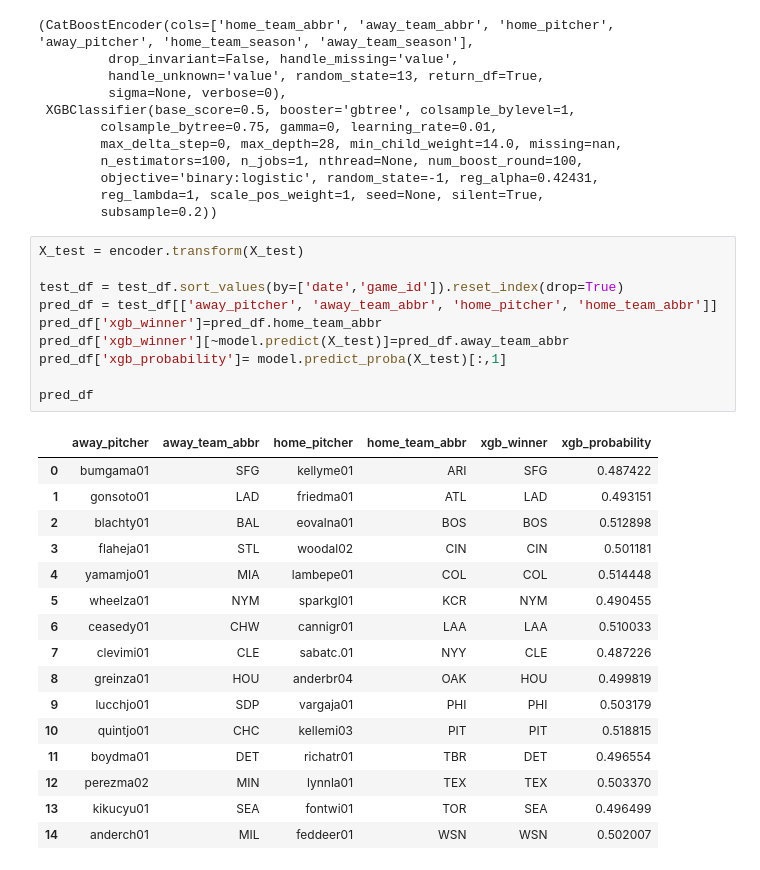
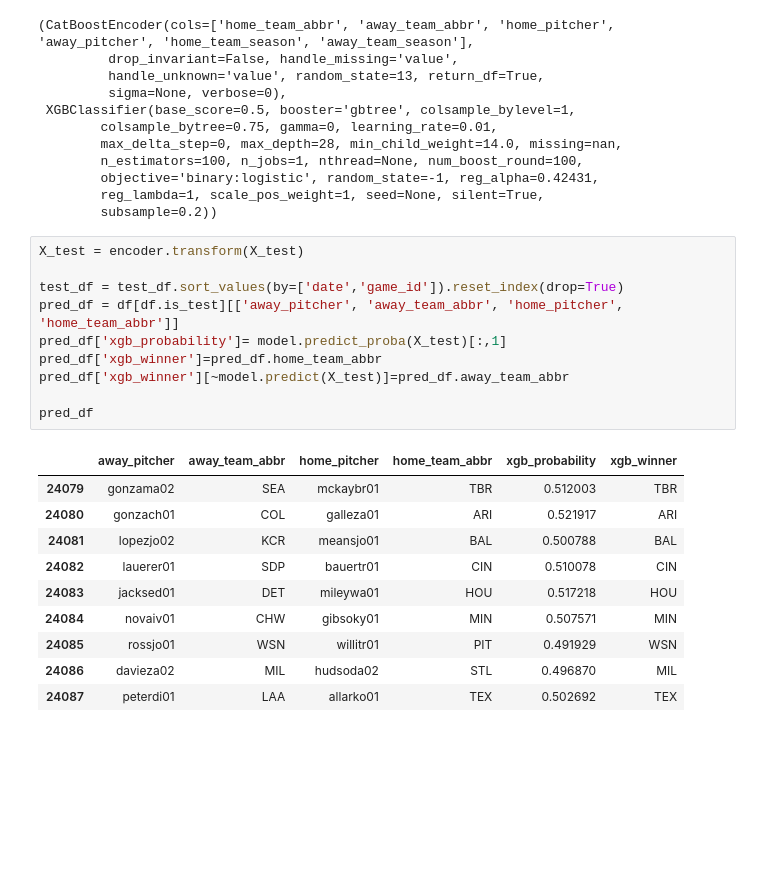
Before and after one commit to arjun-prabhakar/mlb_outcomes, a Jupyter notebook: notebooks/predict.ipynb, the cells around one changed output. Saved outputs shown, nothing was run; the diff lists cells and outputs as text; blank space fills up the shorter version.

Commit message:
fixed bug in predictions. added lightgbm experiment (-3% accuracy)

```diff
--- a/notebooks/predict.ipynb
+++ b/notebooks/predict.ipynb
@@ -191,27 +201,21 @@ encoder, model
 # %%
 X_test = encoder.transform(X_test)
 
 test_df = test_df.sort_values(by=['date','game_id']).reset_index(drop=True)
-pred_df = test_df[['away_pitcher', 'away_team_abbr', 'home_pitcher', 'home_team_abbr']]
+pred_df = df[df.is_test][['away_pitcher', 'away_team_abbr', 'home_pitcher', 'home_team_abbr']]
+pred_df['xgb_probability']= model.predict_proba(X_test)[:,1]
 pred_df['xgb_winner']=pred_df.home_team_abbr
 pred_df['xgb_winner'][~model.predict(X_test)]=pred_df.away_team_abbr
-pred_df['xgb_probability']= model.predict_proba(X_test)[:,1]
 
 pred_df
 # %% [output]
-|  | away_pitcher | away_team_abbr | home_pitcher | home_team_abbr | xgb_winner | xgb_probability |
-| 0 | bumgama01 | SFG | kellyme01 | ARI | SFG | 0.487422 |
-| 1 | gonsoto01 | LAD | friedma01 | ATL | LAD | 0.493151 |
-| 2 | blachty01 | BAL | eovalna01 | BOS | BOS | 0.512898 |
-| 3 | flaheja01 | STL | woodal02 | CIN | CIN | 0.501181 |
-| 4 | yamamjo01 | MIA | lambepe01 | COL | COL | 0.514448 |
-| 5 | wheelza01 | NYM | sparkgl01 | KCR | NYM | 0.490455 |
-| 6 | ceasedy01 | CHW | cannigr01 | LAA | LAA | 0.510033 |
-| 7 | clevimi01 | CLE | sabatc.01 | NYY | CLE | 0.487226 |
-| 8 | greinza01 | HOU | anderbr04 | OAK | HOU | 0.499819 |
-| 9 | lucchjo01 | SDP | vargaja01 | PHI | PHI | 0.503179 |
-| 10 | quintjo01 | CHC | kellemi03 | PIT | PIT | 0.518815 |
-| 11 | boydma01 | DET | richatr01 | TBR | DET | 0.496554 |
-| 12 | perezma02 | MIN | lynnla01 | TEX | TEX | 0.503370 |
-| 13 | kikucyu01 | SEA | fontwi01 | TOR | SEA | 0.496499 |
-| 14 | anderch01 | MIL | feddeer01 | WSN | WSN | 0.502007 |
+|  | away_pitcher | away_team_abbr | home_pitcher | home_team_abbr | xgb_probability | xgb_winner |
+| 24079 | gonzama02 | SEA | mckaybr01 | TBR | 0.512003 | TBR |
+| 24080 | gonzach01 | COL | galleza01 | ARI | 0.521917 | ARI |
+| 24081 | lopezjo02 | KCR | meansjo01 | BAL | 0.500788 | BAL |
+| 24082 | lauerer01 | SDP | bauertr01 | CIN | 0.510078 | CIN |
+| 24083 | jacksed01 | DET | mileywa01 | HOU | 0.517218 | HOU |
+| 24084 | novaiv01 | CHW | gibsoky01 | MIN | 0.507571 | MIN |
+| 24085 | rossjo01 | WSN | willitr01 | PIT | 0.491929 | WSN |
+| 24086 | davieza02 | MIL | hudsoda02 | STL | 0.496870 | MIL |
+| 24087 | peterdi01 | LAA | allarko01 | TEX | 0.502692 | TEX |
```
Also changed, not shown: parts of 10 cells of this notebook, 1 other file.
